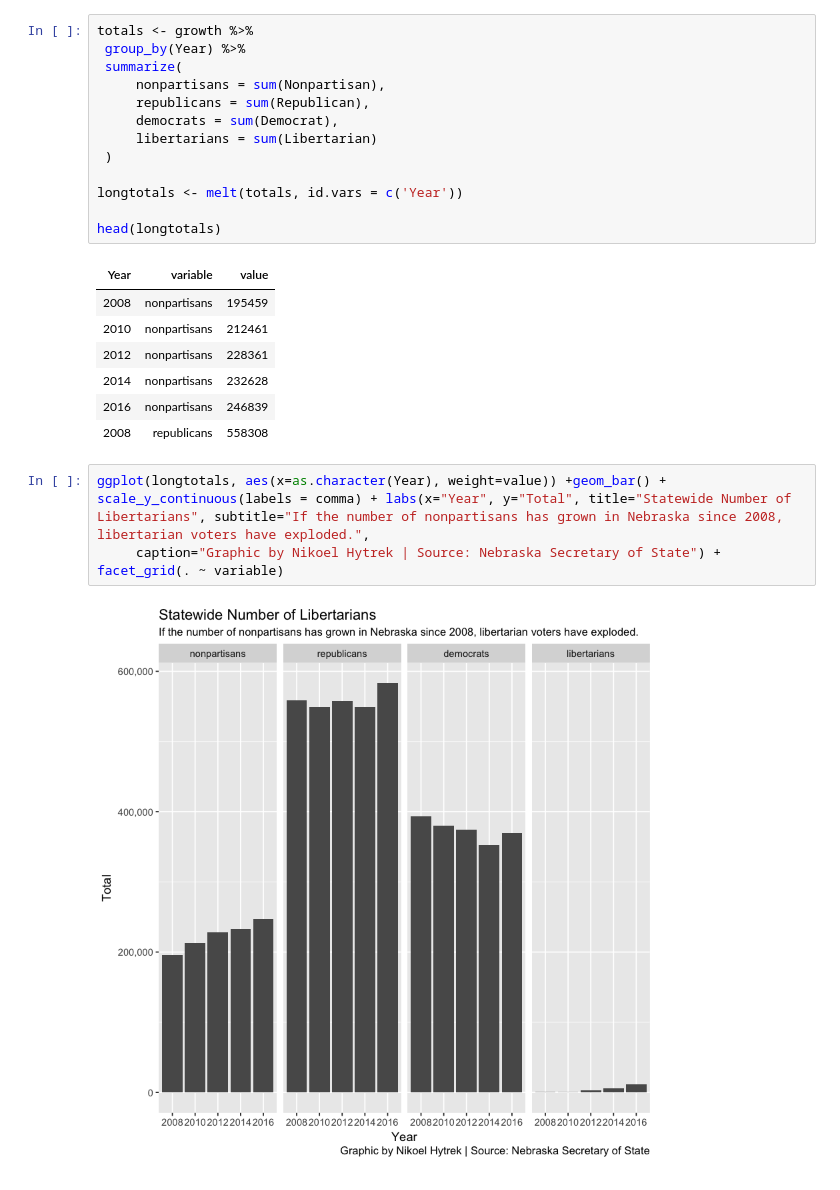
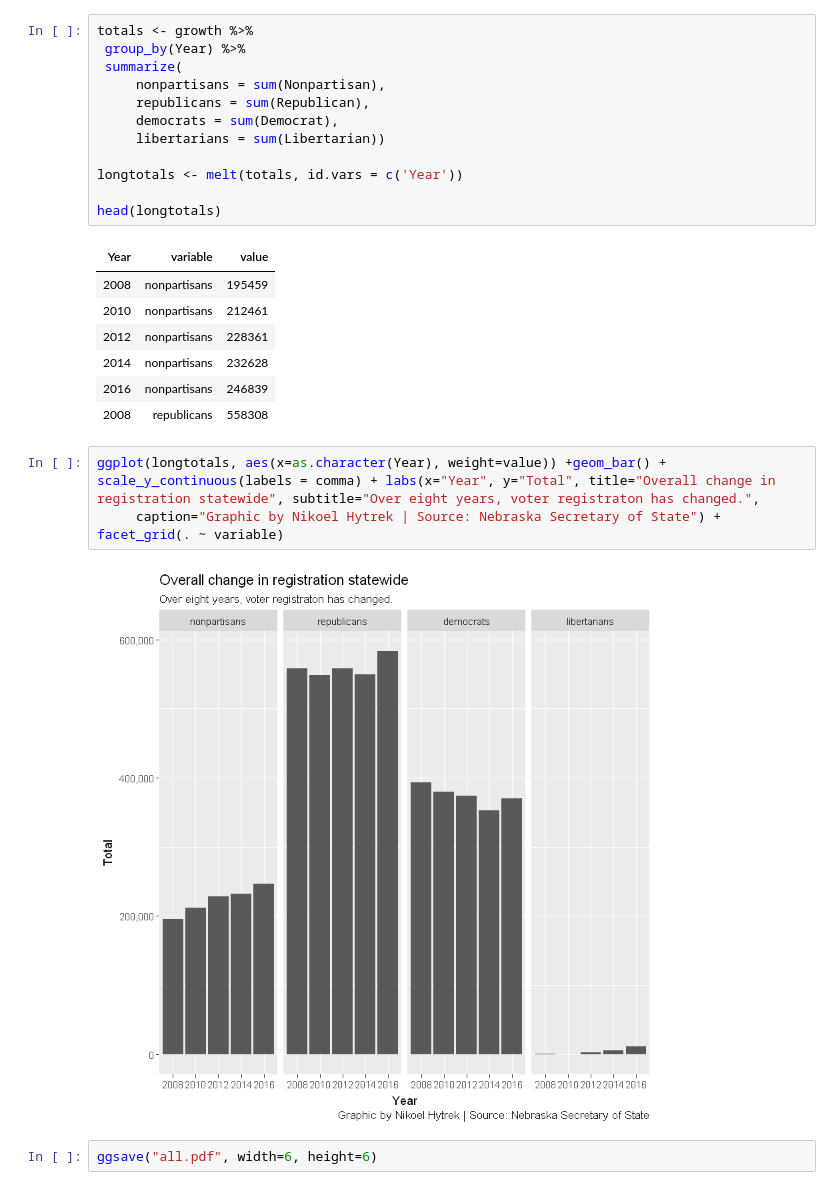
Before and after one commit to NikHytrek/First-project, a Jupyter notebook: project.ipynb, the cells around one changed output. Drawn from its saved outputs; the diff is of its cells as text.

```diff
--- a/project.ipynb
+++ b/project.ipynb
@@ -153,8 +146,7 @@ totals <- growth %>%
      nonpartisans = sum(Nonpartisan),
      republicans = sum(Republican),
      democrats = sum(Democrat),
-     libertarians = sum(Libertarian)
- )
+     libertarians = sum(Libertarian))
 
 longtotals <- melt(totals, id.vars = c('Year'))
 
@@ -168,7 +160,9 @@ head(longtotals)
 | 2016 | nonpartisans | 246839 |
 | 2008 | republicans | 558308 |
 # %%
-ggplot(longtotals, aes(x=as.character(Year), weight=value)) +geom_bar() + scale_y_continuous(labels = comma) + labs(x="Year", y="Total", title="Statewide Number of Libertarians", subtitle="If the number of nonpartisans has grown in Nebraska since 2008, libertarian voters have exploded.",
+ggplot(longtotals, aes(x=as.character(Year), weight=value)) +geom_bar() + scale_y_continuous(labels = comma) + labs(x="Year", y="Total", title="Overall change in registration statewide", subtitle="Over eight years, voter registraton has changed.",
      caption="Graphic by Nikoel Hytrek | Source: Nebraska Secretary of State") + facet_grid(. ~ variable)
 # %% [output]
-[figure, old version]
+[figure, new version]
+# %%
+ggsave("all.pdf", width=6, height=6)
```
Also changed, not shown: parts of 11 cells of this notebook.
